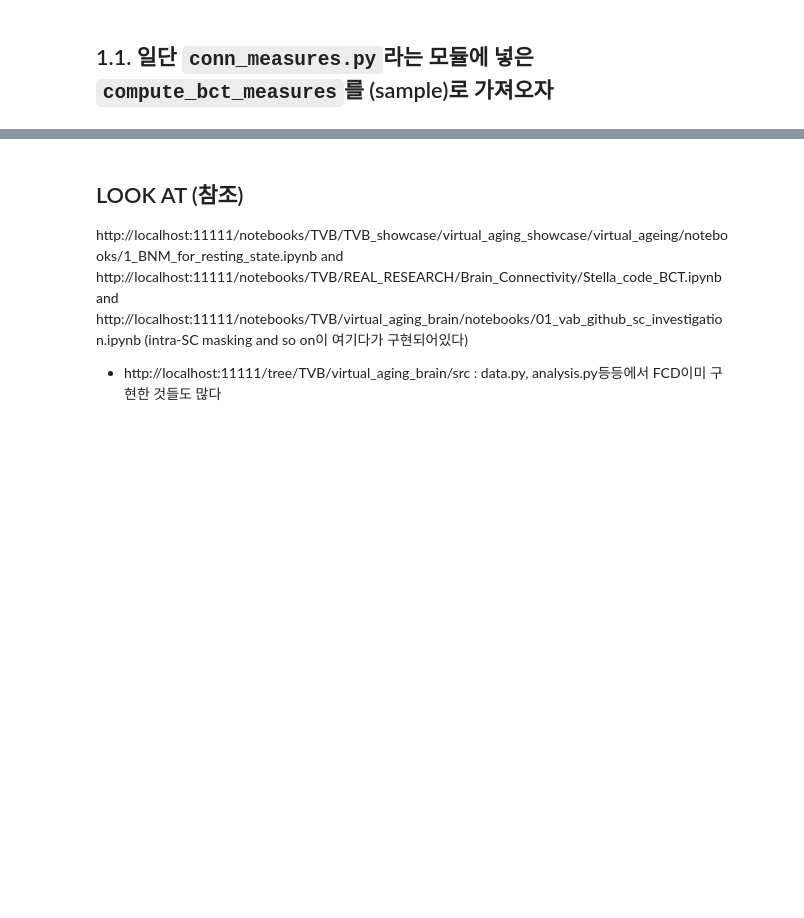
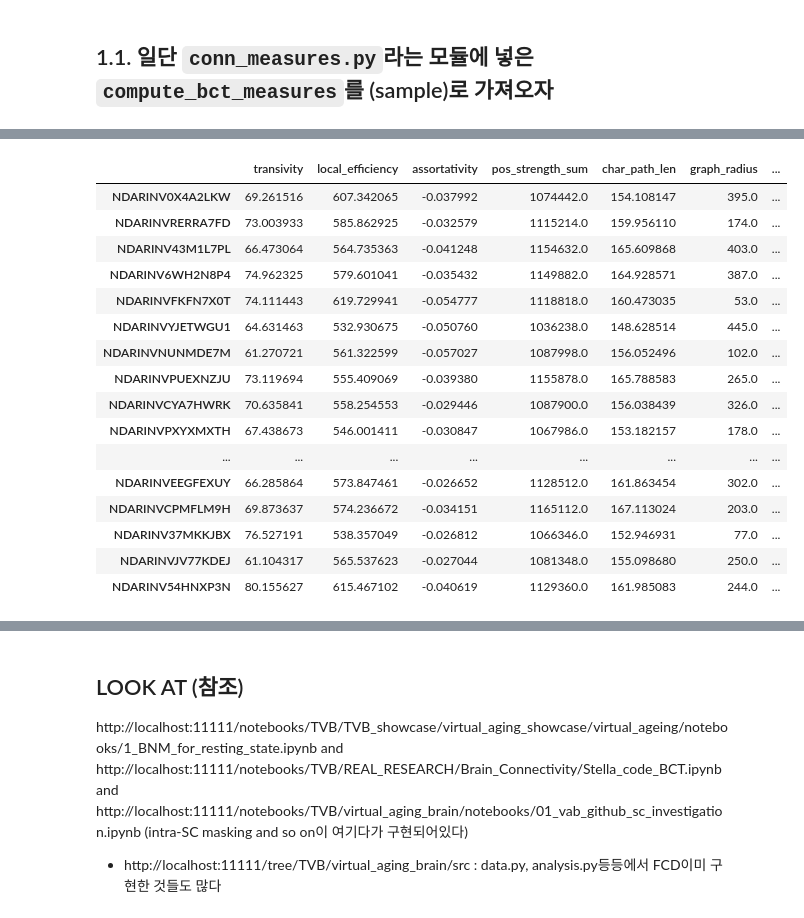
Before and after one commit to Transconnectome/TVB, a Jupyter notebook: Brain_Connectivity/TVB_version.ipynb, the cells around one changed output, grey strips where cells are left out. Saved outputs shown, nothing was run; the diff lists cells and outputs as text; code cells hidden in the pictures; blank space fills up the shorter version.

```diff
--- a/Brain_Connectivity/TVB_version.ipynb
+++ b/Brain_Connectivity/TVB_version.ipynb
@@ -146,0 +243,20 @@ sample_i.scalar_properties()
+# %%
+total_scalar_results
+# %% [output]
+|  | transivity | local_efficiency | assortativity | pos_strength_sum | char_path_len | graph_radius | ... |
+| NDARINV0X4A2LKW | 69.261516 | 607.342065 | -0.037992 | 1074442.0 | 154.108147 | 395.0 | ... |
+| NDARINVRERRA7FD | 73.003933 | 585.862925 | -0.032579 | 1115214.0 | 159.956110 | 174.0 | ... |
+| NDARINV43M1L7PL | 66.473064 | 564.735363 | -0.041248 | 1154632.0 | 165.609868 | 403.0 | ... |
+| NDARINV6WH2N8P4 | 74.962325 | 579.601041 | -0.035432 | 1149882.0 | 164.928571 | 387.0 | ... |
+| NDARINVFKFN7X0T | 74.111443 | 619.729941 | -0.054777 | 1118818.0 | 160.473035 | 53.0 | ... |
+| NDARINVYJETWGU1 | 64.631463 | 532.930675 | -0.050760 | 1036238.0 | 148.628514 | 445.0 | ... |
+| NDARINVNUNMDE7M | 61.270721 | 561.322599 | -0.057027 | 1087998.0 | 156.052496 | 102.0 | ... |
+| NDARINVPUEXNZJU | 73.119694 | 555.409069 | -0.039380 | 1155878.0 | 165.788583 | 265.0 | ... |
+| NDARINVCYA7HWRK | 70.635841 | 558.254553 | -0.029446 | 1087900.0 | 156.038439 | 326.0 | ... |
+| NDARINVPXYXMXTH | 67.438673 | 546.001411 | -0.030847 | 1067986.0 | 153.182157 | 178.0 | ... |
+| ... | ... | ... | ... | ... | ... | ... | ... |
+| NDARINVEEGFEXUY | 66.285864 | 573.847461 | -0.026652 | 1128512.0 | 161.863454 | 302.0 | ... |
+| NDARINVCPMFLM9H | 69.873637 | 574.236672 | -0.034151 | 1165112.0 | 167.113024 | 203.0 | ... |
+| NDARINV37MKKJBX | 76.527191 | 538.357049 | -0.026812 | 1066346.0 | 152.946931 | 77.0 | ... |
+| NDARINVJV77KDEJ | 61.104317 | 565.537623 | -0.027044 | 1081348.0 | 155.098680 | 250.0 | ... |
+| NDARINV54HNXP3N | 80.155627 | 615.467102 | -0.040619 | 1129360.0 | 161.985083 | 244.0 | ... |
```
Also changed, not shown: parts of 14 cells of this notebook, 1 other file.
